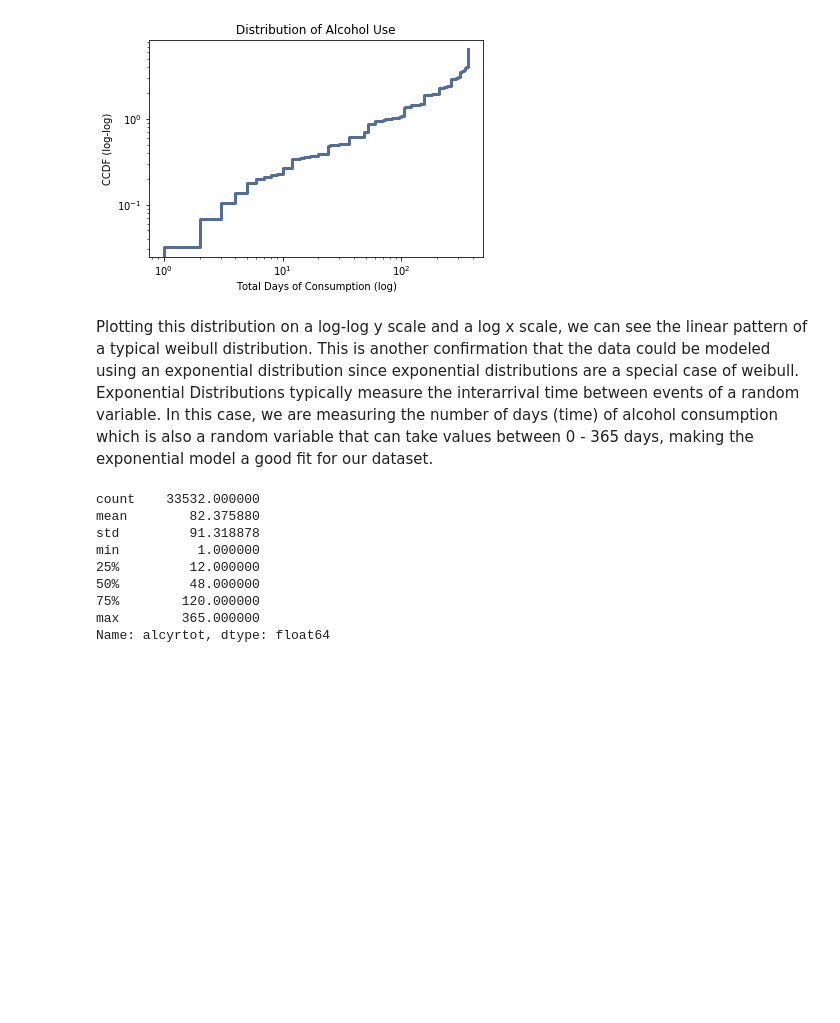
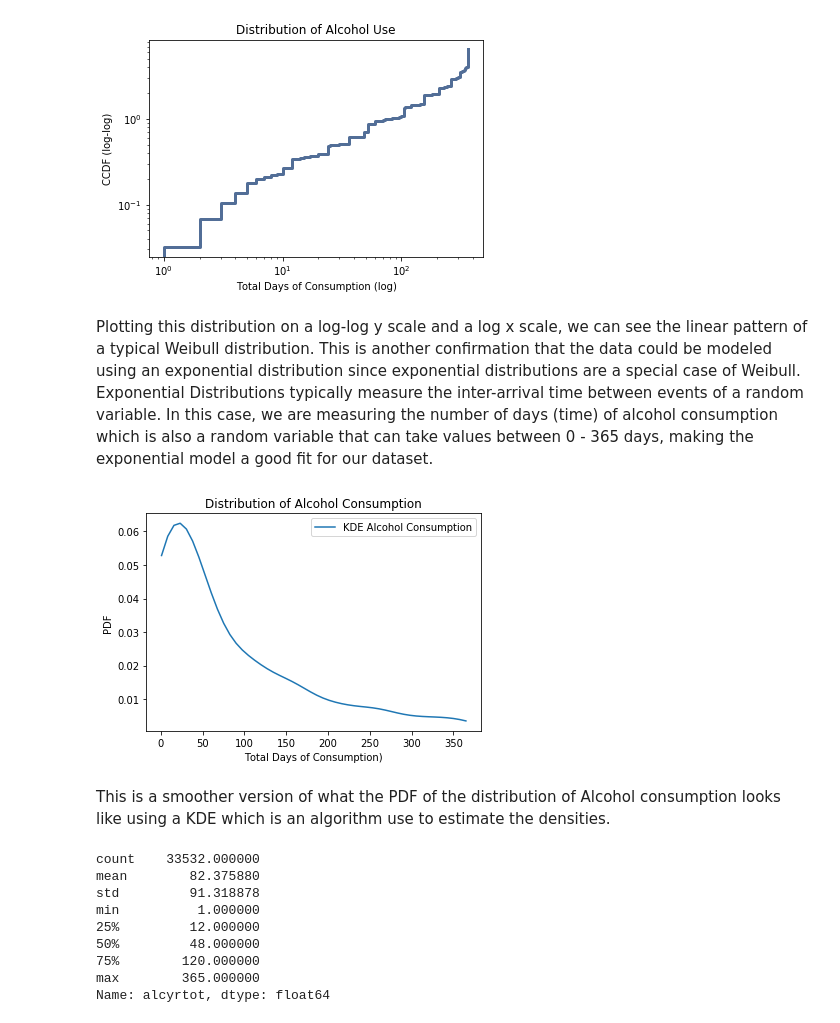
Before and after one commit to zhouandrewc/ThinkStats2, a Jupyter notebook: project1/project1.ipynb, the cells around one changed output. Saved outputs shown, nothing was run; the diff lists cells and outputs as text; code cells hidden in the pictures; blank space fills up the shorter version.

```diff
--- a/project1/project1.ipynb
+++ b/project1/project1.ipynb
@@ -233,7 +267,21 @@ thinkplot.Config(title = "Distribution of Alcohol Use",
 # %% [output]
 [figure]
 # %% [markdown]
-Plotting this distribution on a log-log y scale and a log x scale, we can see the linear pattern of a typical weibull distribution. This is another confirmation that the data could be modeled using an exponential distribution since exponential distributions are a special case of weibull. Exponential Distributions typically measure the interarrival time between events of a random variable. In this case, we are measuring the number of days (time) of alcohol consumption which is also a random variable that can take values between 0 - 365 days, making the exponential model a good fit for our dataset.
+Plotting this distribution on a log-log y scale and a log x scale, we can see the linear pattern of a typical Weibull distribution. This is another confirmation that the data could be modeled using an exponential distribution since exponential distributions are a special case of Weibull. Exponential Distributions typically measure the inter-arrival time between events of a random variable. In this case, we are measuring the number of days (time) of alcohol consumption which is also a random variable that can take values between 0 - 365 days, making the exponential model a good fit for our dataset.
+# %%
+kde = gaussian_kde(alcoholUsedPast12MO, bw_method=0.3)
+
+xs = np.linspace(alcoholUsedPast12MO.min(), alcoholUsedPast12MO.max())
+ds = kde.evaluate(xs)
+ds /= ds.sum()
+
+plt.plot(xs, ds, label='KDE Alcohol Consumption')
+
+thinkplot.Config(xlabel='Total Days of Consumption)', ylabel='PDF', title = "Distribution of Alcohol Consumption")
+# %% [output]
+[figure, added]
+# %% [markdown]
+This is a smoother version of what the PDF of the distribution of Alcohol consumption looks like using a KDE which is an algorithm use to estimate the densities.
 # %%
 alcoholUsedPast12MO.describe()
 # %% [output]
```
Also changed, not shown: parts of 56 cells of this notebook.
